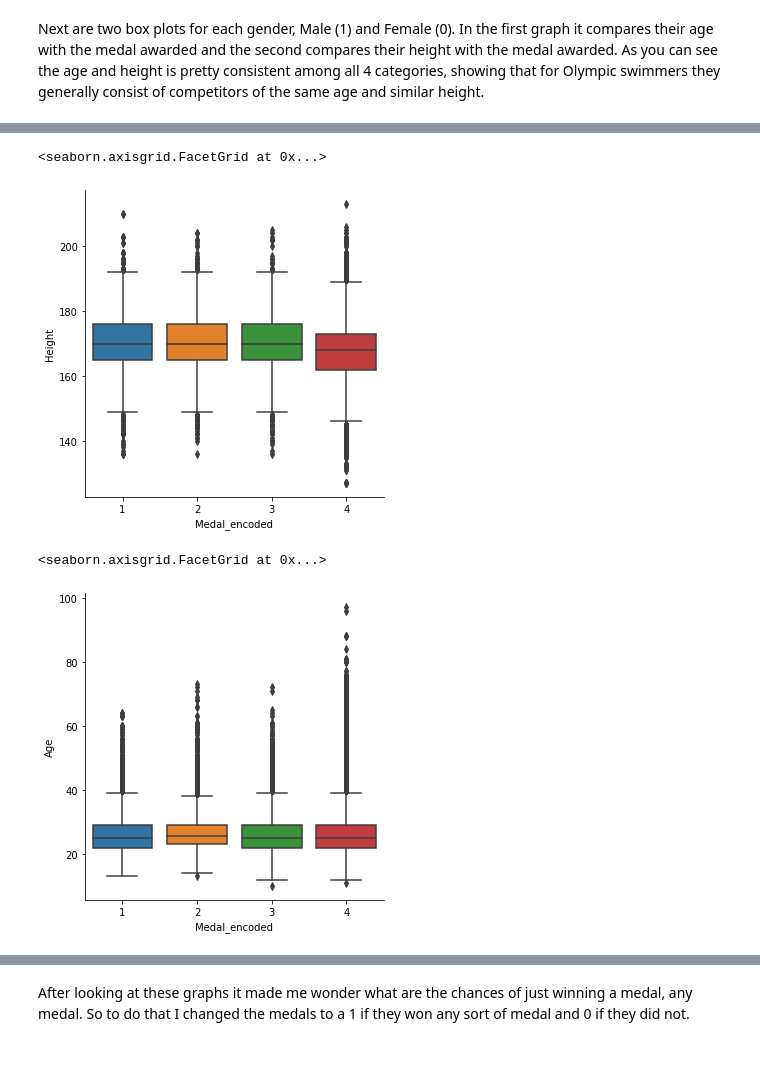
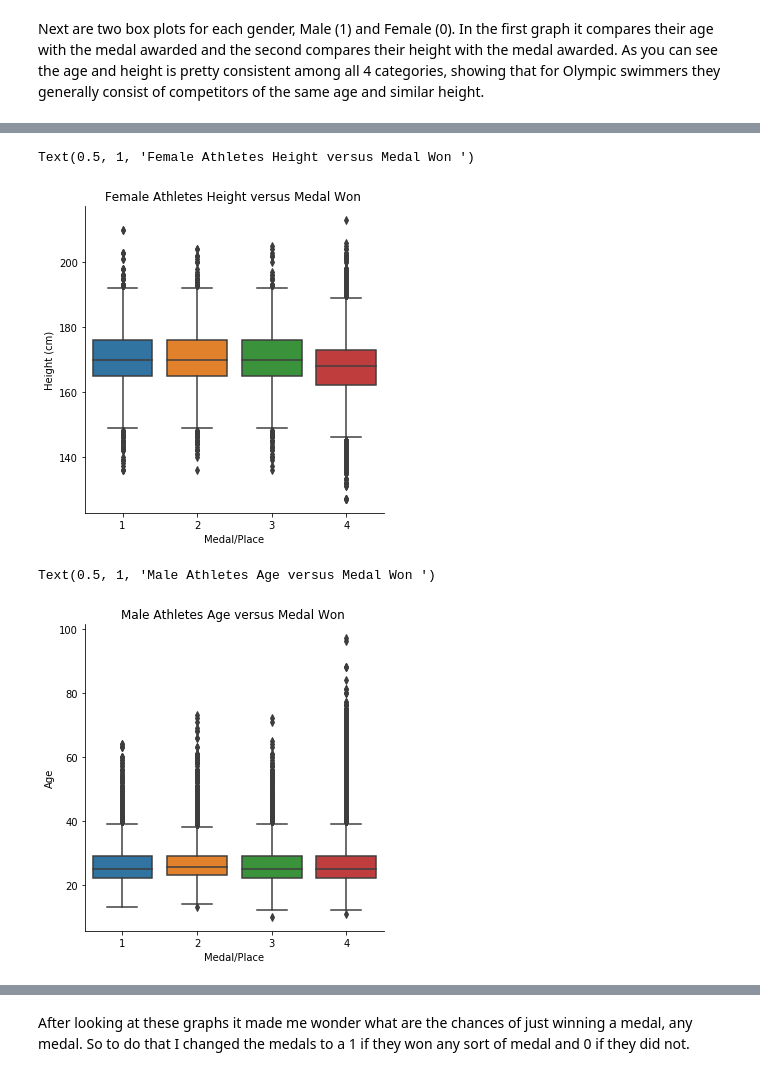
Before and after one commit to amyscott303/Thinkful, a Jupyter notebook: Capstone 3.ipynb, the cells around one changed output, grey strips where cells are left out. Drawn from its saved outputs; the diff is of its cells as text; code cells hidden in the pictures.

```diff
--- a/Capstone 3.ipynb
+++ b/Capstone 3.ipynb
@@ -108,9 +110,9 @@ def func(X):
         if X== 'M':
             return 1
         elif X== 'F':
-            return 0
+            return 2
         else:
-            return 0
+            return 2
 
 df_swim['Gender_encoded']=df_swim['Sex'].apply(func)
 # %% [output]
@@ -179,12 +187,18 @@ sns.catplot (x= 'Medal_encoded', y='Age', kind= 'box', data= df_swim[df_swim['Ge
 # %%
-sns.catplot (x= 'Medal_encoded', y='Height', kind= 'box', data= df_swim[df_swim['Gender_encoded']==0])
+sns.catplot (x= 'Medal_encoded', y='Height', kind= 'box', data= df_swim[df_swim['Gender_encoded']==2])
+plt.ylabel("Height (cm)")
+plt.xlabel("Medal/Place")
+plt.title ('Female Athletes Height versus Medal Won ')
 # %% [output]
-<seaborn.axisgrid.FacetGrid at 0x...>
+Text(0.5, 1, 'Female Athletes Height versus Medal Won ')
-[figure, old version]
+[figure, new version]
 # %%
 sns.catplot (x= 'Medal_encoded', y='Age', kind= 'box', data= df_swim[df_swim['Gender_encoded']==1])
+plt.ylabel("Age")
+plt.xlabel("Medal/Place")
+plt.title ('Male Athletes Age versus Medal Won ')
 # %% [output]
-<seaborn.axisgrid.FacetGrid at 0x...>
+Text(0.5, 1, 'Male Athletes Age versus Medal Won ')
-[figure, old version]
+[figure, new version]
 # %%
 sns.catplot (x= 'Medal_encoded', y='Height', kind= 'box', data= df_swim[df_swim['Gender_encoded']==1])
```
Also changed, not shown: parts of 35 cells of this notebook.
